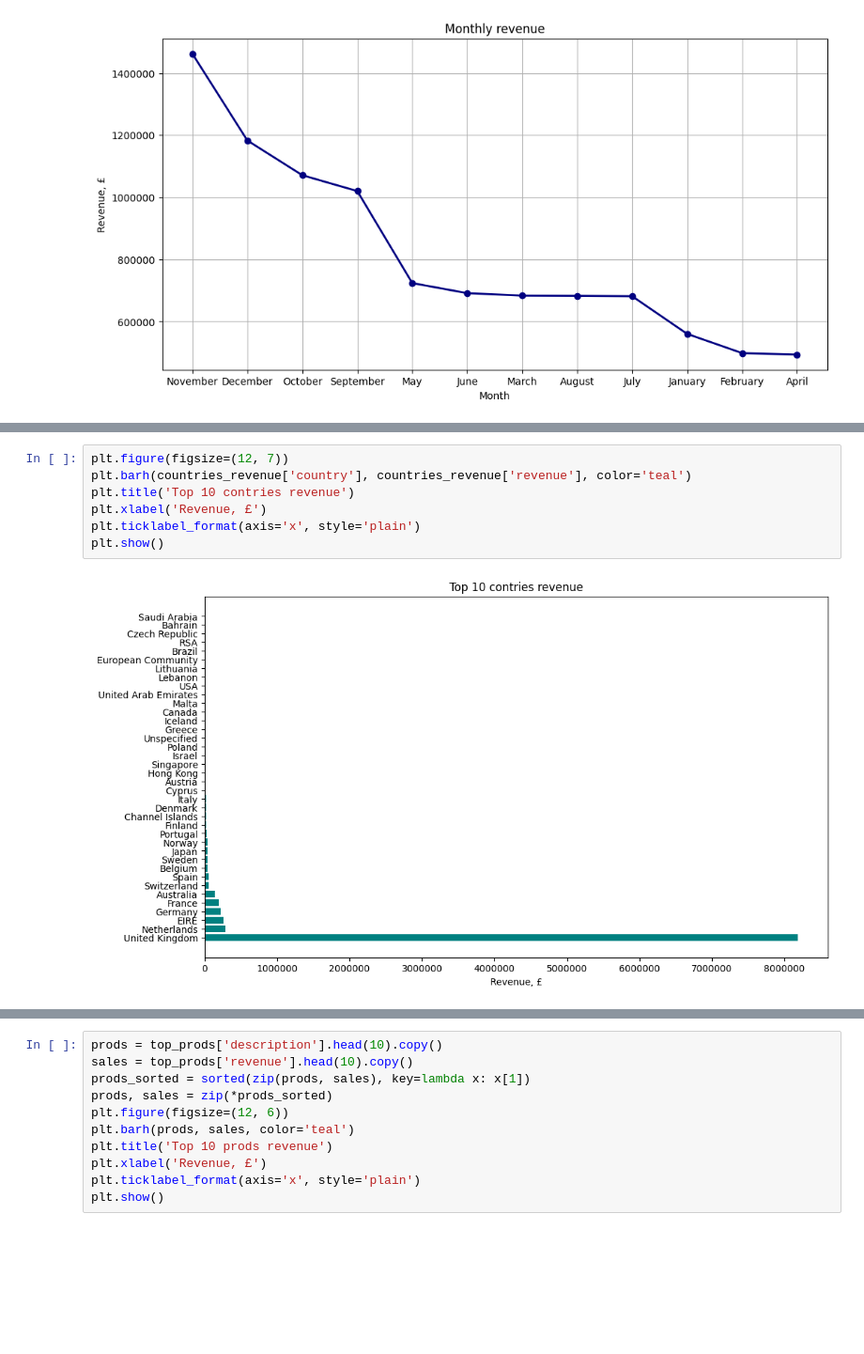
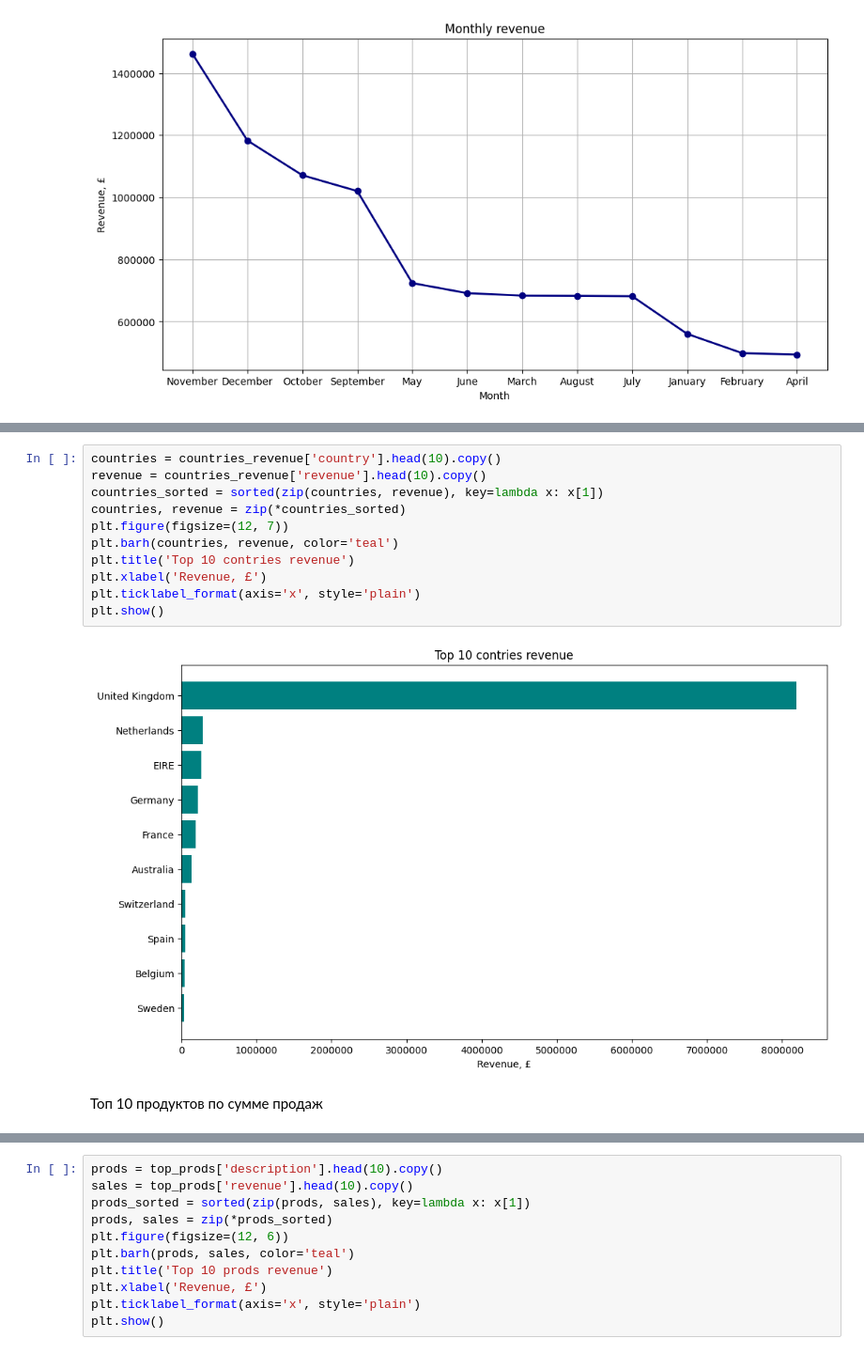
Before and after one commit to imamorr/online-retail-analysis, a Jupyter notebook: notebooks/analysis.ipynb, the cells around one changed output, grey strips where cells are left out. Shown at 94% size. Saved outputs shown, nothing was run; the diff lists cells and outputs as text; blank space fills up the shorter version.

Commit message:
reworked countries chart

```diff
--- a/notebooks/analysis.ipynb
+++ b/notebooks/analysis.ipynb
@@ -220,12 +101,18 @@ print(countries_revenue)
 # %%
+countries = countries_revenue['country'].head(10).copy()
+revenue = countries_revenue['revenue'].head(10).copy()
+countries_sorted = sorted(zip(countries, revenue), key=lambda x: x[1])
+countries, revenue = zip(*countries_sorted)
 plt.figure(figsize=(12, 7))
-plt.barh(countries_revenue['country'], countries_revenue['revenue'], color='teal')
+plt.barh(countries, revenue, color='teal')
 plt.title('Top 10 contries revenue')
 plt.xlabel('Revenue, £')
 plt.ticklabel_format(axis='x', style='plain')
 plt.show()
 # %% [output]
-[figure, old version]
+[figure, new version]
+# %% [markdown]
+Топ 10 продуктов по сумме продаж
 # %%
 top_prods = df2.groupby('description').agg({'revenue': 'sum', 'quantity': 'sum'}).reset_index()\
     .sort_values('revenue', ascending=False).reset_index()
```
Also changed, not shown: parts of 12 cells of this notebook.
